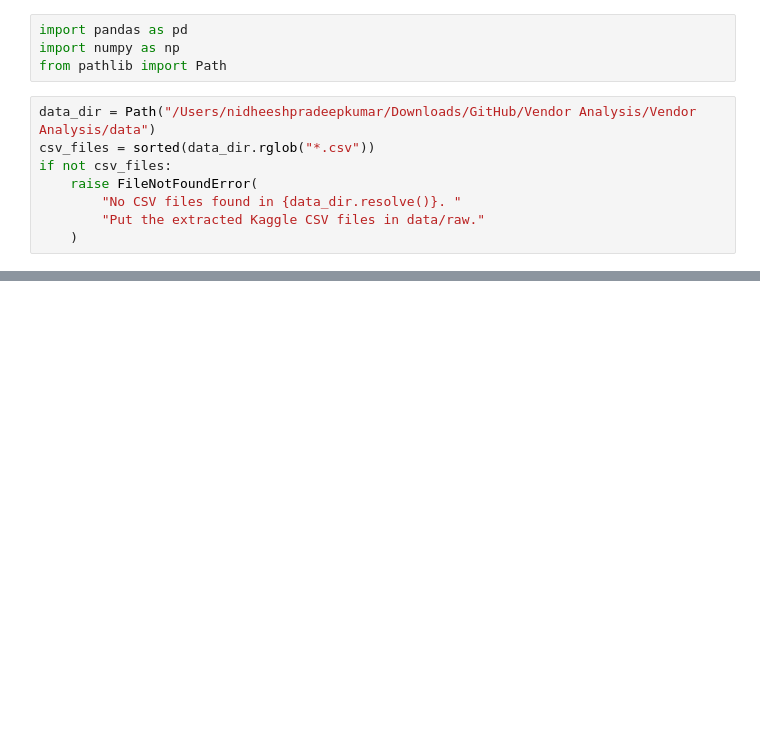
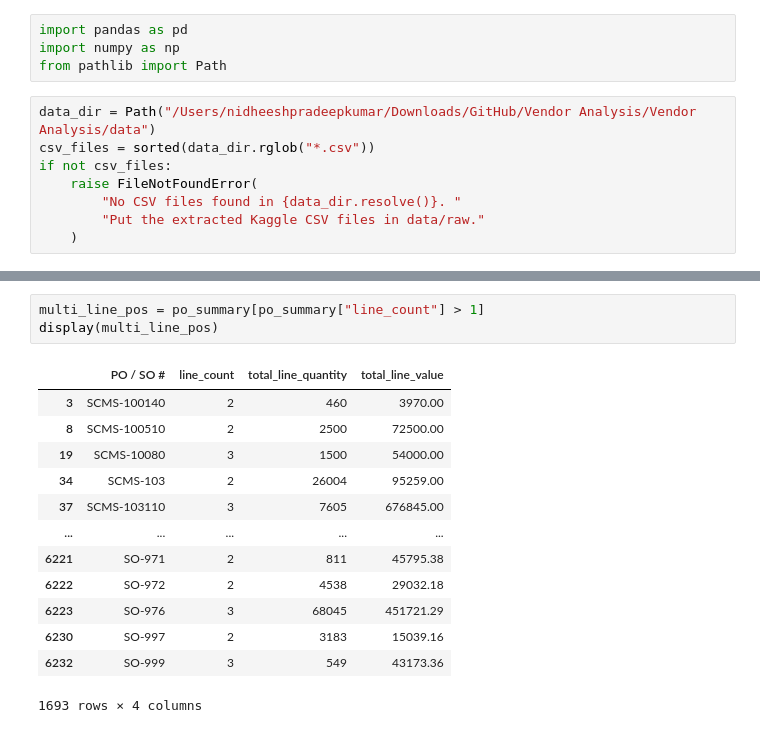
Before and after one commit to Nidheesh-Pradeep/Vendor-Analysis, a Jupyter notebook: notebooks/01_data_inspection.ipynb, the cells around one changed output, grey strips where cells are left out. Saved outputs shown, nothing was run; the diff lists cells and outputs as text; blank space fills up the shorter version.

```diff
--- a/notebooks/01_data_inspection.ipynb
+++ b/notebooks/01_data_inspection.ipynb
@@ -58,0 +174,17 @@ print(f"File: {file_path}")
+# %%
+multi_line_pos = po_summary[po_summary["line_count"] > 1]
+display(multi_line_pos)
+# %% [output]
+|  | PO / SO # | line_count | total_line_quantity | total_line_value |
+| 3 | SCMS-100140 | 2 | 460 | 3970.00 |
+| 8 | SCMS-100510 | 2 | 2500 | 72500.00 |
+| 19 | SCMS-10080 | 3 | 1500 | 54000.00 |
+| 34 | SCMS-103 | 2 | 26004 | 95259.00 |
+| 37 | SCMS-103110 | 3 | 7605 | 676845.00 |
+| ... | ... | ... | ... | ... |
+| 6221 | SO-971 | 2 | 811 | 45795.38 |
+| 6222 | SO-972 | 2 | 4538 | 29032.18 |
+| 6223 | SO-976 | 3 | 68045 | 451721.29 |
+| 6230 | SO-997 | 2 | 3183 | 15039.16 |
+| 6232 | SO-999 | 3 | 549 | 43173.36 |
+1693 rows × 4 columns
```
Also changed, not shown: parts of 9 cells of this notebook, 19 other files.
